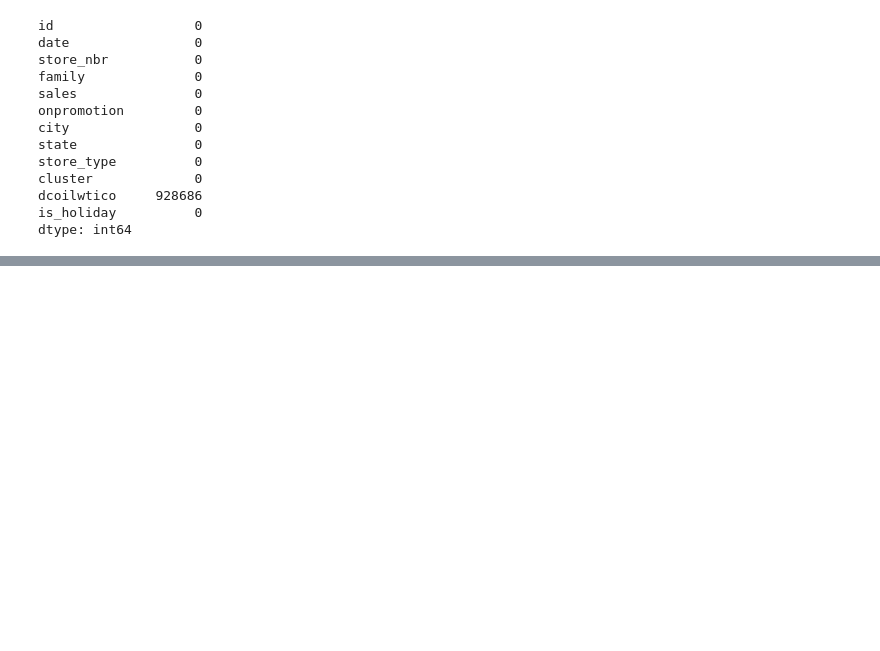
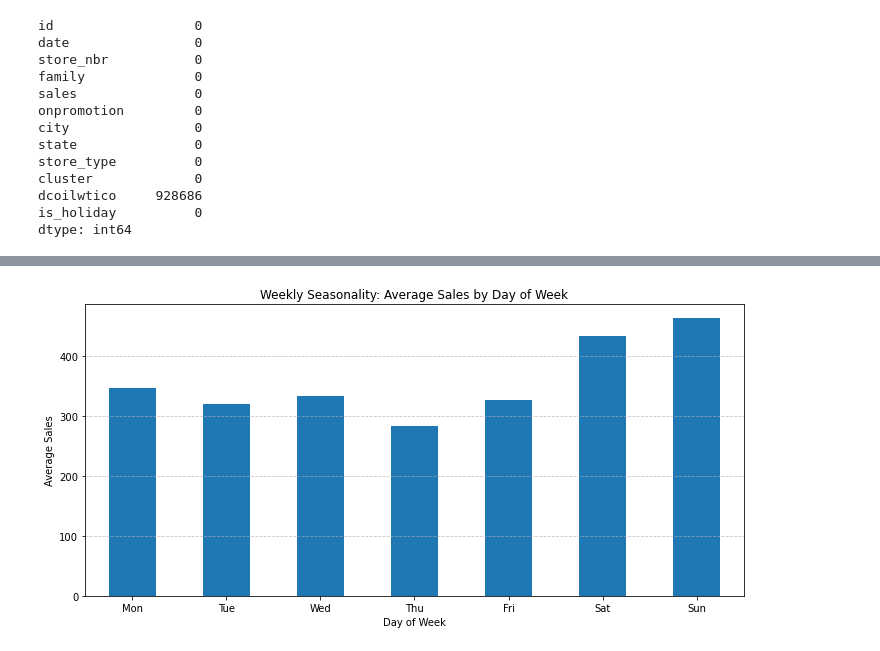
Before and after one commit to montecarlo518/Store-Sales, a Jupyter notebook: store-sales.ipynb, the cells around one changed output, grey strips where cells are left out. Cells and saved outputs as stored; diff of their text form; code cells hidden in the pictures; blank space fills up the shorter version.

```diff
--- a/store-sales.ipynb
+++ b/store-sales.ipynb
@@ -328,0 +422,15 @@ dtype: int64
+# %%
+# Average Sales by Day of Week
+plt.figure(figsize=(10, 5))
+avg_sales_by_dow = df_train.groupby('day_of_week')['sales'].mean()
+avg_sales_by_dow.index = ['Mon', 'Tue', 'Wed', 'Thu', 'Fri', 'Sat', 'Sun']
+avg_sales_by_dow.plot(kind='bar')
+plt.title('Weekly Seasonality: Average Sales by Day of Week')
+plt.xlabel('Day of Week')
+plt.ylabel('Average Sales')
+plt.xticks(rotation=0)
+plt.grid(axis='y', linestyle='--', alpha=0.7)
+plt.tight_layout()
+plt.show()
+# %% [output]
+[figure, added]
```
Also changed, not shown: parts of 21 cells of this notebook.
